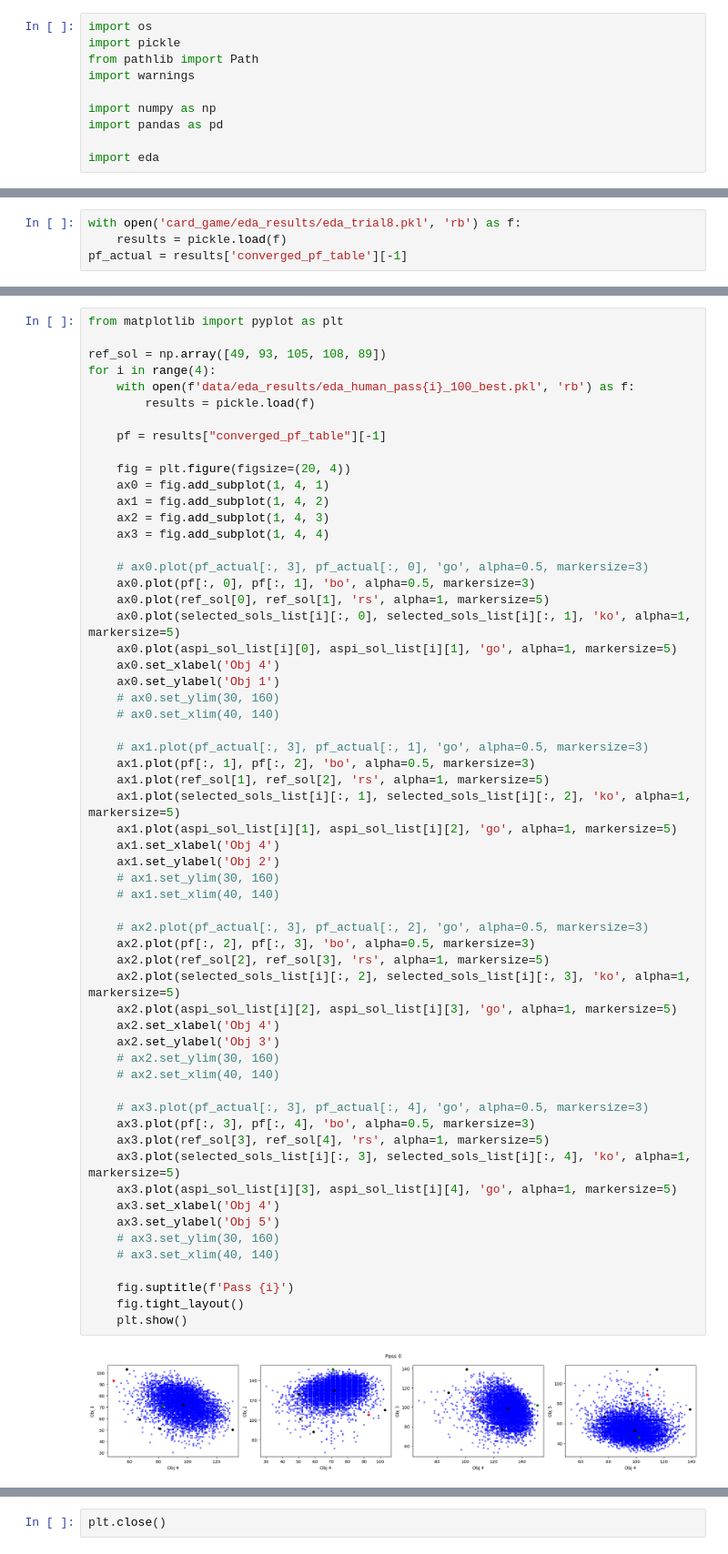
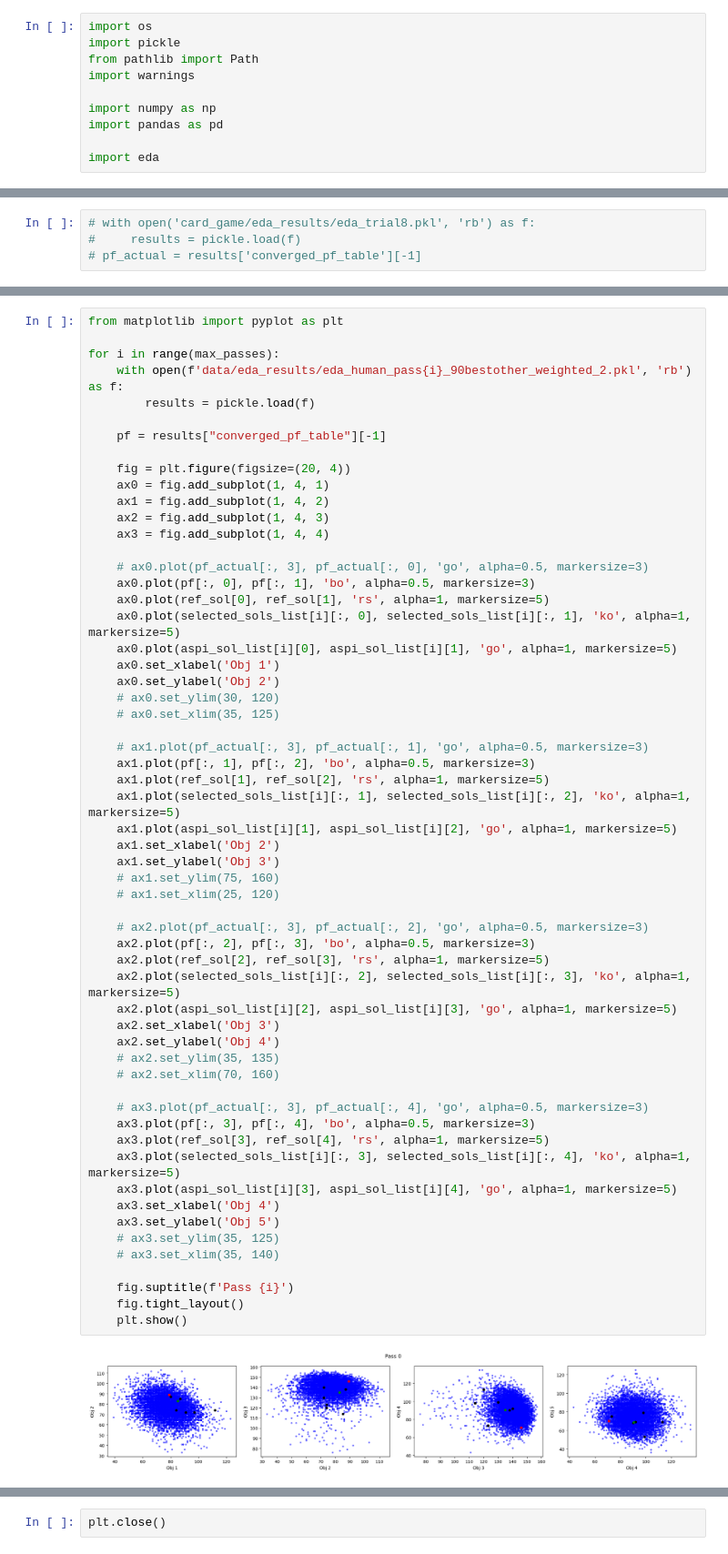
Before and after one commit to rameshsrinivasanuci/multiobjective, a Jupyter notebook: stimulate_human_guided_eda.ipynb, the cells around one changed output, grey strips where cells are left out. Shown at 91% size. Drawn from its saved outputs; the diff is of its cells as text.

```diff
--- a/stimulate_human_guided_eda.ipynb
+++ b/stimulate_human_guided_eda.ipynb
@@ -255,7 +240,7 @@ for i in range(5):
 # %%
-with open('card_game/eda_results/eda_trial8.pkl', 'rb') as f:
-    results = pickle.load(f)
-pf_actual = results['converged_pf_table'][-1]
+# with open('card_game/eda_results/eda_trial8.pkl', 'rb') as f:
+#     results = pickle.load(f)
+# pf_actual = results['converged_pf_table'][-1]
 # %%
 # from matplotlib import pyplot as plt
 # %matplotlib widget
@@ -279,9 +264,8 @@ pf_actual = results['converged_pf_table'][-1]
 # %%
 from matplotlib import pyplot as plt
 
-ref_sol = np.array([49, 93, 105, 108, 89])
-for i in range(4):
-    with open(f'data/eda_results/eda_human_pass{i}_100_best.pkl', 'rb') as f:
+for i in range(max_passes):
+    with open(f'data/eda_results/eda_human_pass{i}_90bestother_weighted_2.pkl', 'rb') as f:
         results = pickle.load(f)
 
     pf = results["converged_pf_table"][-1]
@@ -295,45 +279,45 @@ for i in range(4):
     # ax0.plot(pf_actual[:, 3], pf_actual[:, 0], 'go', alpha=0.5, markersize=3)
     ax0.plot(pf[:, 0], pf[:, 1], 'bo', alpha=0.5, markersize=3)
     ax0.plot(ref_sol[0], ref_sol[1], 'rs', alpha=1, markersize=5)
     ax0.plot(selected_sols_list[i][:, 0], selected_sols_list[i][:, 1], 'ko', alpha=1, markersize=5)
     ax0.plot(aspi_sol_list[i][0], aspi_sol_list[i][1], 'go', alpha=1, markersize=5)
-    ax0.set_xlabel('Obj 4')
-    ax0.set_ylabel('Obj 1')
-    # ax0.set_ylim(30, 160)
-    # ax0.set_xlim(40, 140)
+    ax0.set_xlabel('Obj 1')
+    ax0.set_ylabel('Obj 2')
+    # ax0.set_ylim(30, 120)
+    # ax0.set_xlim(35, 125)
 
     # ax1.plot(pf_actual[:, 3], pf_actual[:, 1], 'go', alpha=0.5, markersize=3)
     ax1.plot(pf[:, 1], pf[:, 2], 'bo', alpha=0.5, markersize=3)
     ax1.plot(ref_sol[1], ref_sol[2], 'rs', alpha=1, markersize=5)
     ax1.plot(selected_sols_list[i][:, 1], selected_sols_list[i][:, 2], 'ko', alpha=1, markersize=5)
     ax1.plot(aspi_sol_list[i][1], aspi_sol_list[i][2], 'go', alpha=1, markersize=5)
-    ax1.set_xlabel('Obj 4')
-    ax1.set_ylabel('Obj 2')
-    # ax1.set_ylim(30, 160)
-    # ax1.set_xlim(40, 140)
+    ax1.set_xlabel('Obj 2')
+    ax1.set_ylabel('Obj 3')
+    # ax1.set_ylim(75, 160)
+    # ax1.set_xlim(25, 120)
 
     # ax2.plot(pf_actual[:, 3], pf_actual[:, 2], 'go', alpha=0.5, markersize=3)
     ax2.plot(pf[:, 2], pf[:, 3], 'bo', alpha=0.5, markersize=3)
     ax2.plot(ref_sol[2], ref_sol[3], 'rs', alpha=1, markersize=5)
     ax2.plot(selected_sols_list[i][:, 2], selected_sols_list[i][:, 3], 'ko', alpha=1, markersize=5)
     ax2.plot(aspi_sol_list[i][2], aspi_sol_list[i][3], 'go', alpha=1, markersize=5)
-    ax2.set_xlabel('Obj 4')
-    ax2.set_ylabel('Obj 3')
-    # ax2.set_ylim(30, 160)
-    # ax2.set_xlim(40, 140)
+    ax2.set_xlabel('Obj 3')
+    ax2.set_ylabel('Obj 4')
+    # ax2.set_ylim(35, 135)
+    # ax2.set_xlim(70, 160)
 
     # ax3.plot(pf_actual[:, 3], pf_actual[:, 4], 'go', alpha=0.5, markersize=3)
     ax3.plot(pf[:, 3], pf[:, 4], 'bo', alpha=0.5, markersize=3)
     ax3.plot(ref_sol[3], ref_sol[4], 'rs', alpha=1, markersize=5)
     ax3.plot(selected_sols_list[i][:, 3], selected_sols_list[i][:, 4], 'ko', alpha=1, markersize=5)
     ax3.plot(aspi_sol_list[i][3], aspi_sol_list[i][4], 'go', alpha=1, markersize=5)
     ax3.set_xlabel('Obj 4')
     ax3.set_ylabel('Obj 5')
-    # ax3.set_ylim(30, 160)
-    # ax3.set_xlim(40, 140)
+    # ax3.set_ylim(35, 125)
+    # ax3.set_xlim(35, 140)
 
     fig.suptitle(f'Pass {i}')
     fig.tight_layout()
     plt.show()
 # %% [output]
-[figure, old version]
+[figure, new version]
```
Also changed, not shown: parts of 6 cells of this notebook, 1 other file.
